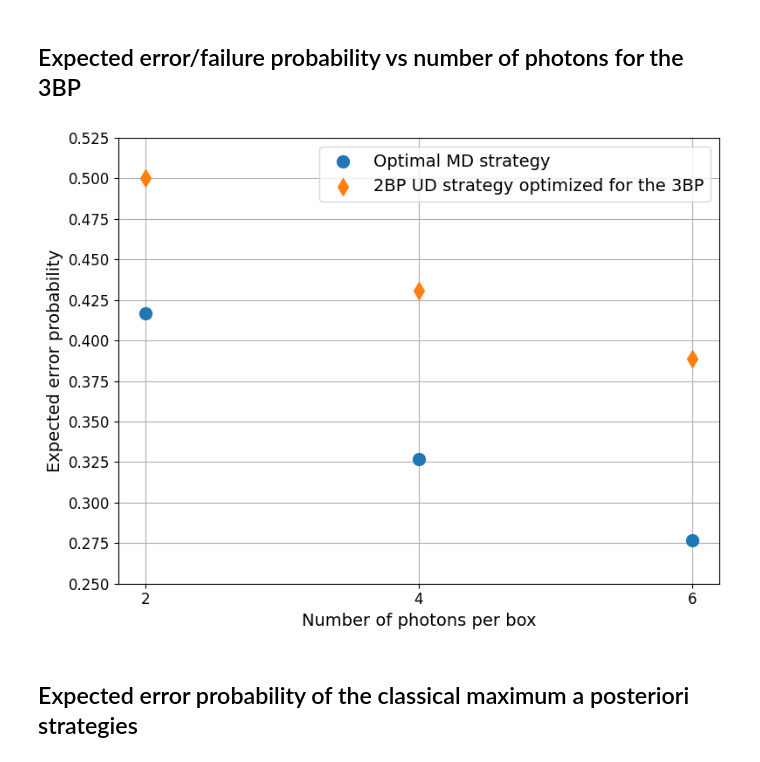
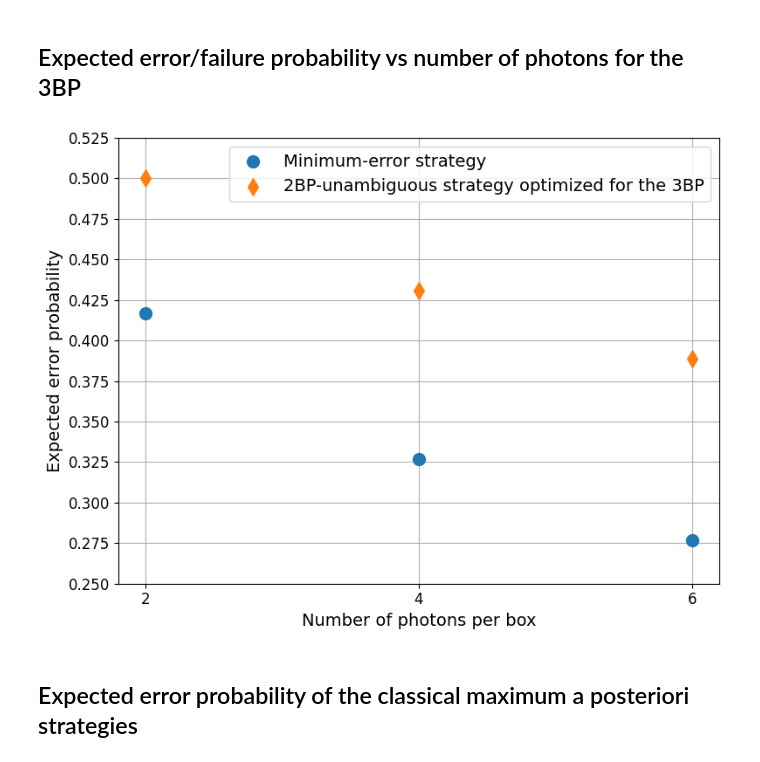
Before and after one commit to santiagobusta/photonboxes_qsd, a Jupyter notebook: graph_maker.ipynb, the cells around one changed output. Cells and saved outputs as stored; diff of their text form; code cells hidden in the pictures.

```diff
--- a/graph_maker.ipynb
+++ b/graph_maker.ipynb
@@ -92,19 +92,19 @@ for N in Nrange:
     Pinc += [np.loadtxt("semidefinite_programs/data/unamperr_md_primal3bp_num_N{:d}.txt".format(N))*1]
 # %%
 plt.figure(figsize=(8,6))
-plt.scatter(Nrange, Perr, marker='o', s=100, zorder=3, label="Optimal MD strategy")
-plt.scatter(Nrange, Pinc, marker='d', s=100, zorder=3, label="2BP UD strategy optimized for the 3BP")
+plt.scatter(Nrange, Perr, marker='o', s=100, zorder=3, label="Minimum-error strategy")
+plt.scatter(Nrange, Pinc, marker='d', s=100, zorder=3, label="2BP-unambiguous strategy optimized for the 3BP")
 plt.ylabel(r"Expected error probability",fontsize=14)
 plt.xlabel("Number of photons per box",fontsize=14)
 plt.xticks(Nrange,fontsize=12)
 plt.yticks(np.arange(0.25,0.53,0.025),fontsize=12)
 plt.grid()
 plt.tight_layout()
 plt.legend(fontsize=14)
 plt.savefig('figures/3bp_perr_vs_N.jpg', dpi=300)
 plt.show()
 # %% [output]
-[figure, old version]
+[figure, new version]
 # %% [markdown]
 ## Expected error probability of the classical maximum a posteriori strategies
 # %%
```
Also changed, not shown: parts of 1 cell of this notebook, 2 other files.
